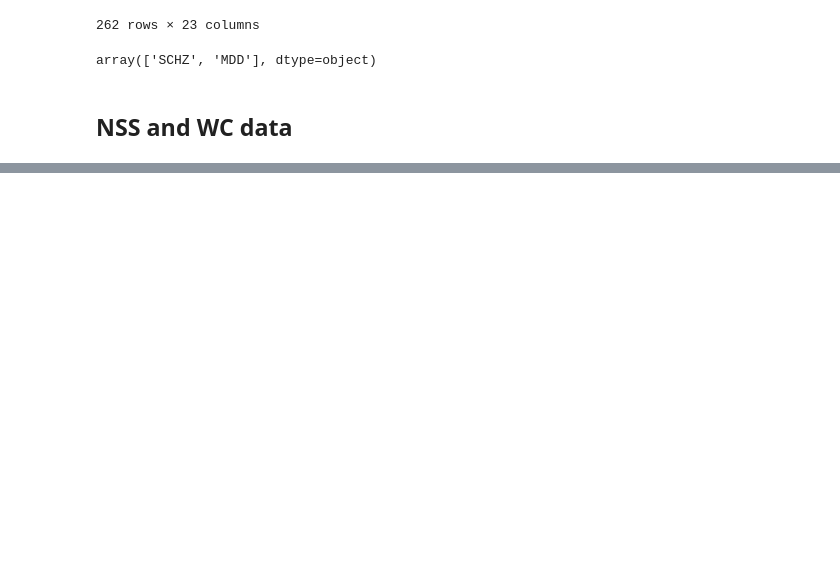
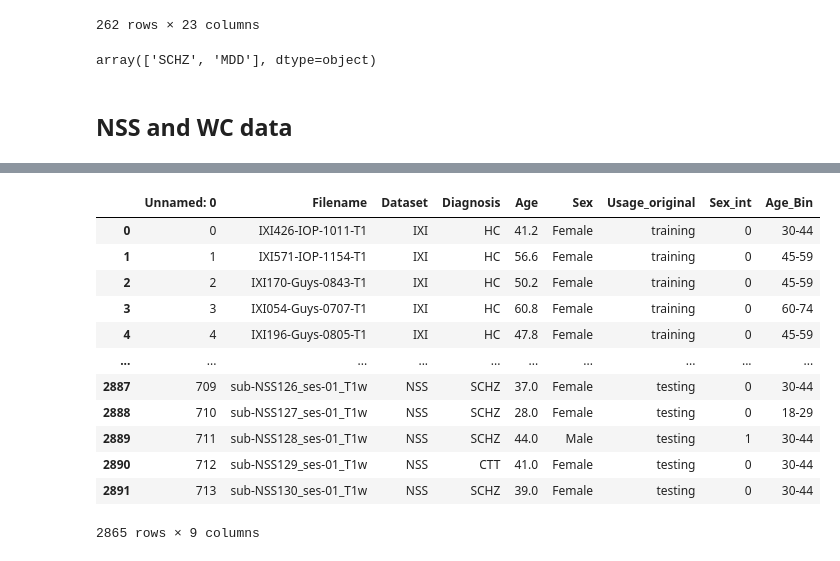
Before and after one commit to N1klasSchmidt/Volumetric-MRI-Classification-VAE, a Jupyter notebook: testing_grounds.ipynb, the cells around one changed output, grey strips where cells are left out. Cells and saved outputs as stored; diff of their text form; code cells hidden in the pictures; blank space fills up the shorter version.

```diff
--- a/testing_grounds.ipynb
+++ b/testing_grounds.ipynb
@@ -255,0 +337,35 @@ Passing `palette` without assigning `hue` is deprecated and will be removed in v
+# %%
+import pandas as pd
+import matplotlib.pyplot as plt
+import seaborn as sns
+from scipy import stats
+from itertools import combinations
+
+# Load and filter data
+df = pd.read_csv("/workspace/data/full_metadata.csv", header=0, index_col=0)
+
+df.loc[(df["Dataset"] == "NU") & (df["Diagnosis"] == "SCHZ"), "Age"] = 33.8
+df.loc[(df["Dataset"] == "NU") & (df["Diagnosis"] == "HC"), "Age"] = 31.4
+
+# 1. Define the Age Bins (adjust these to fit your data's actual age range)
+age_bins = [0, 18, 30, 45, 60, 75, 100] # Example: 0-18, 18-30, 30-45, etc.
+bin_labels = ['0-17', '18-29', '30-44', '45-59', '60-74', '75+']
+
+# 2. Create a new binned column
+df['Age_Bin'] = pd.cut(df['Age'], bins=age_bins, labels=bin_labels, right=False)
+
+df
+# %% [output]
+|  | Unnamed: 0 | Filename | Dataset | Diagnosis | Age | Sex | Usage_original | Sex_int | Age_Bin |
+| 0 | 0 | IXI426-IOP-1011-T1 | IXI | HC | 41.2 | Female | training | 0 | 30-44 |
+| 1 | 1 | IXI571-IOP-1154-T1 | IXI | HC | 56.6 | Female | training | 0 | 45-59 |
+| 2 | 2 | IXI170-Guys-0843-T1 | IXI | HC | 50.2 | Female | training | 0 | 45-59 |
+| 3 | 3 | IXI054-Guys-0707-T1 | IXI | HC | 60.8 | Female | training | 0 | 60-74 |
+| 4 | 4 | IXI196-Guys-0805-T1 | IXI | HC | 47.8 | Female | training | 0 | 45-59 |
+| ... | ... | ... | ... | ... | ... | ... | ... | ... | ... |
+| 2887 | 709 | sub-NSS126_ses-01_T1w | NSS | SCHZ | 37.0 | Female | testing | 0 | 30-44 |
+| 2888 | 710 | sub-NSS127_ses-01_T1w | NSS | SCHZ | 28.0 | Female | testing | 0 | 18-29 |
+| 2889 | 711 | sub-NSS128_ses-01_T1w | NSS | SCHZ | 44.0 | Male | testing | 1 | 30-44 |
+| 2890 | 712 | sub-NSS129_ses-01_T1w | NSS | CTT | 41.0 | Female | testing | 0 | 30-44 |
+| 2891 | 713 | sub-NSS130_ses-01_T1w | NSS | SCHZ | 39.0 | Female | testing | 0 | 30-44 |
+2865 rows × 9 columns
```
Also changed, not shown: parts of 3 cells of this notebook, 11 other files.
